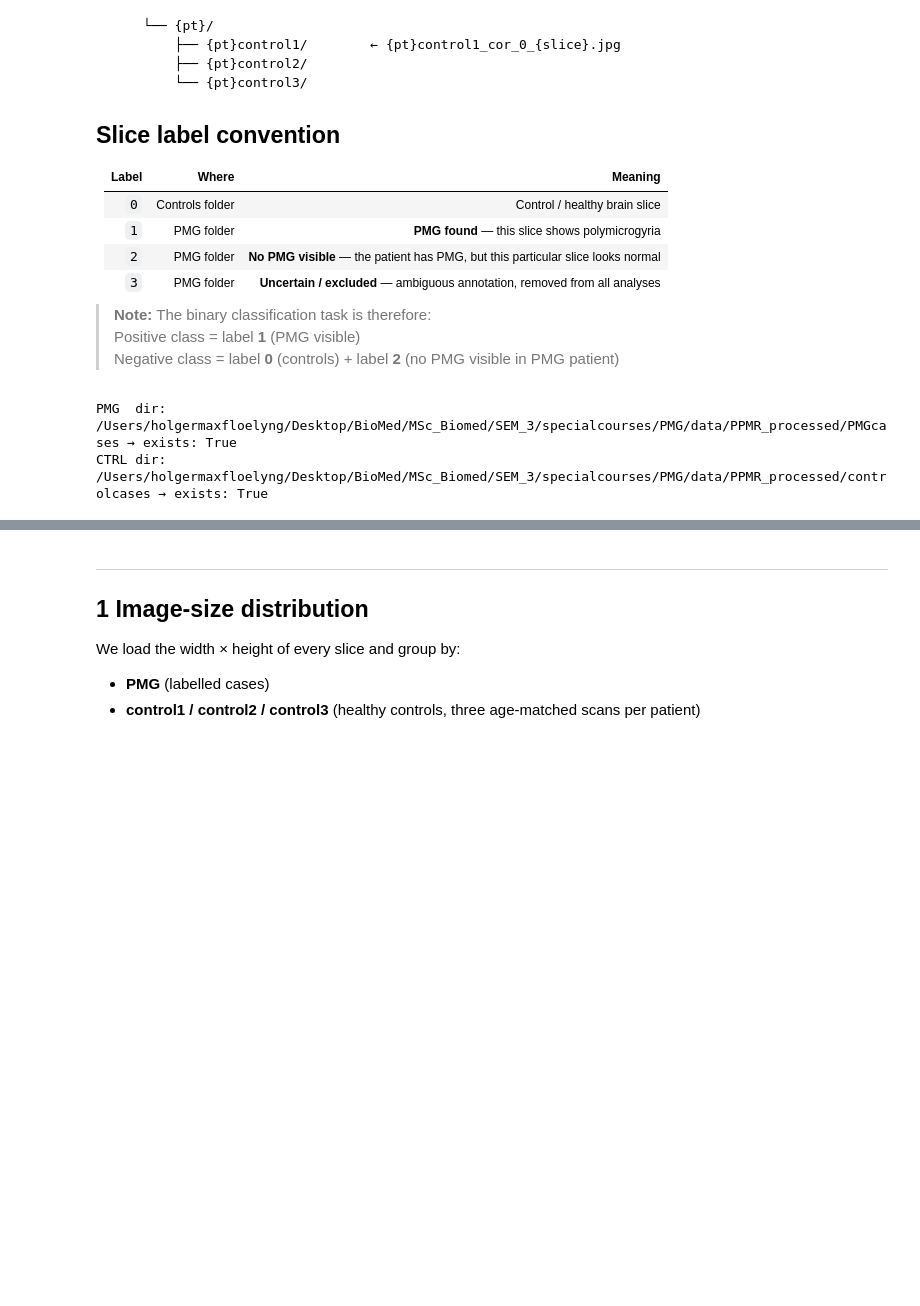
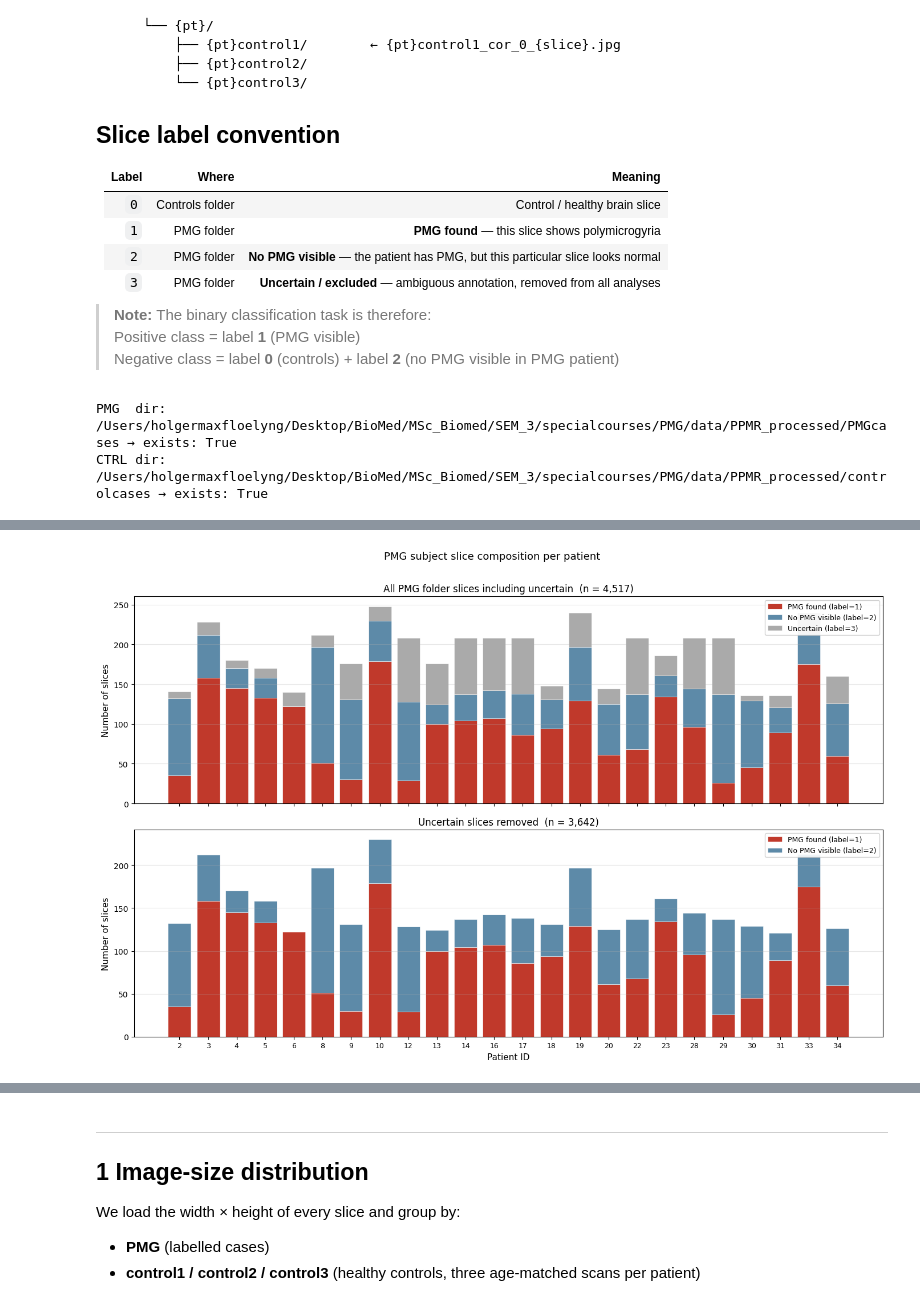
Before and after one commit to HolgeMax/PMG, a Jupyter notebook: notebooks/JPEG_exploration.ipynb, the cells around one changed output, grey strips where cells are left out. Cells and saved outputs as stored; diff of their text form; code cells hidden in the pictures; blank space fills up the shorter version.

```diff
--- a/notebooks/JPEG_exploration.ipynb
+++ b/notebooks/JPEG_exploration.ipynb
@@ -204,0 +163,12 @@ print(f"  label=3 slices removed: {_lbl3_removed:,}")
+# %%
+# make table A — all 24 patients, no exclusions
+df_all = _pmg.copy()
+df_all['uncertain'] = df_all['Uncertain']
+df_all['PMG subject positive'] = df_all['PMG']
+df_all['PMG subject negative'] = df_all['PMG-negative']
+df_all['Control'] = df_all[['control1', 'control2', 'control3']].sum(axis=1)
+df_all['Control + PMG-negative'] = df_all['PMG-negative'] + df_all['Control']
+df_all['Total'] = df_all['PMG'] + df_all['PMG-negative'] + df_all['Control']
+df_all['Inclusion status'] = df_all['patient'].apply(lambda x: 'Excluded' if x == 22 else 'Included')
+# ensure int
+df_all = df_all[['patient', 'uncertain', 'PMG subject positive', 'PMG subject negative', 'Control', 'Control + PMG-negative', 'Total', 'Inclusion status']]
@@ -204,0 +216,49 @@ print(f"  label=3 slices removed: {_lbl3_removed:,}")
+# %%
+# ── Two PMG composition bars (top: all labels incl. uncertain; bottom: uncertain excluded)
+# Saved as bar_pmgcases.png
+
+PMG_COLS   = ['PMG subject positive', 'PMG subject negative', 'uncertain']
+PMG_COLORS = ['#C0392B', '#5D8AA8', '#AAAAAA']
+PMG_LABELS = ['PMG found (label=1)', 'No PMG visible (label=2)', 'Uncertain (label=3)']
+
+patients = df_all['patient'].tolist()
+x        = np.arange(len(patients))
+
+n_all    = int(df_all[PMG_COLS].sum().sum())
+n_no_unc = int(df_all[['PMG subject positive', 'PMG subject negative']].sum().sum())
+
+fig, axes = plt.subplots(2, 1, figsize=(14, 9), sharex=True)
+
+# ── Top: all three labels
+bottom = np.zeros(len(patients))
+for col, color, label in zip(PMG_COLS, PMG_COLORS, PMG_LABELS):
+    vals = df_all[col].values
+    axes[0].bar(x, vals, bottom=bottom, label=label, color=color,
+                edgecolor='white', linewidth=0.4)
+    bottom += vals
+axes[0].set_ylabel('Number of slices', fontsize=11)
+axes[0].set_title(f'All PMG folder slices including uncertain  (n = {n_all:,})', fontsize=12)
+axes[0].legend(fontsize=9, loc='upper right', framealpha=0.9)
+axes[0].grid(axis='y', alpha=0.3)
+
+# ── Bottom: uncertain excluded
+bottom = np.zeros(len(patients))
+for col, color, label in zip(PMG_COLS[:2], PMG_COLORS[:2], PMG_LABELS[:2]):
+    vals = df_all[col].values
+    axes[1].bar(x, vals, bottom=bottom, label=label, color=color,
+                edgecolor='white', linewidth=0.4)
+    bottom += vals
+axes[1].set_xticks(x)
+axes[1].set_xticklabels([str(p) for p in patients], fontsize=9)
+axes[1].set_xlabel('Patient ID', fontsize=11)
+axes[1].set_ylabel('Number of slices', fontsize=11)
+axes[1].set_title(f'Uncertain slices removed  (n = {n_no_unc:,})', fontsize=12)
+axes[1].legend(fontsize=9, loc='upper right', framealpha=0.9)
+axes[1].grid(axis='y', alpha=0.3)
+
+fig.suptitle('PMG subject slice composition per patient', fontsize=13, y=1.01)
+plt.tight_layout()
+plt.savefig('../results/plots/bar_pmgcases.png', dpi=150, bbox_inches='tight')
+plt.show()
+# %% [output]
+[figure, added]
```
Also changed, not shown: parts of 26 cells of this notebook, 1 other file.
